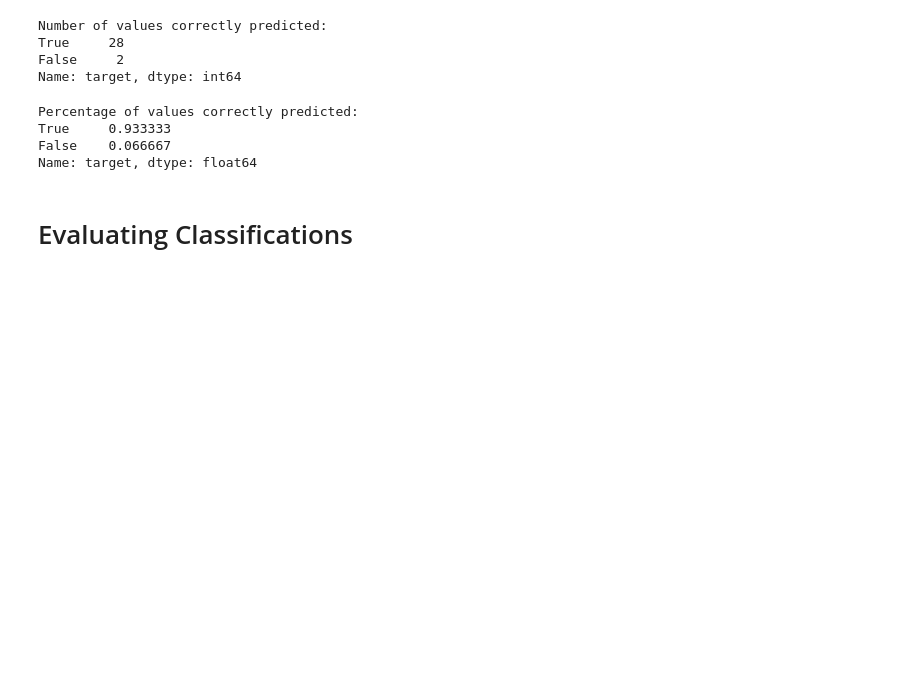
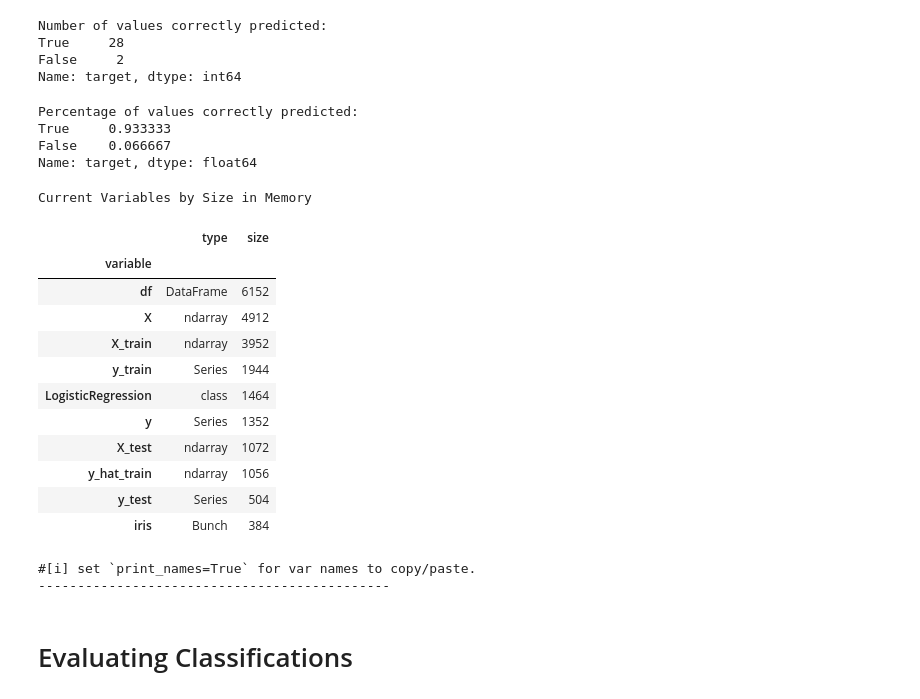
Before and after one commit to jirvingphd/fsds_100719_cohort_notes, a Jupyter notebook: instructor_notebooks/Sect_29_LogisticRegression_combined.ipynb, the cells around one changed output. Cells and saved outputs as stored; diff of their text form; code cells hidden in the pictures; blank space fills up the shorter version.

```diff
--- a/instructor_notebooks/Sect_29_LogisticRegression_combined.ipynb
+++ b/instructor_notebooks/Sect_29_LogisticRegression_combined.ipynb
@@ -172,6 +188,24 @@ Percentage of values correctly predicted:
 True     0.933333
 False    0.066667
 Name: target, dtype: float64
+# %%
+fs.ds.inspect_variables(locals())
+# %% [output]
+Current Variables by Size in Memory
+|  | type | size |
+| variable |  |  |
+| df | DataFrame | 6152 |
+| X | ndarray | 4912 |
+| X_train | ndarray | 3952 |
+| y_train | Series | 1944 |
+| LogisticRegression | class | 1464 |
+| y | Series | 1352 |
+| X_test | ndarray | 1072 |
+| y_hat_train | ndarray | 1056 |
+| y_test | Series | 504 |
+| iris | Bunch | 384 |
+#[i] set `print_names=True` for var names to copy/paste.
+---------------------------------------------
 # %% [markdown]
 # Evaluating Classifications
 # %% [markdown]
```
Also changed, not shown: parts of 14 cells of this notebook, 3 other files.
